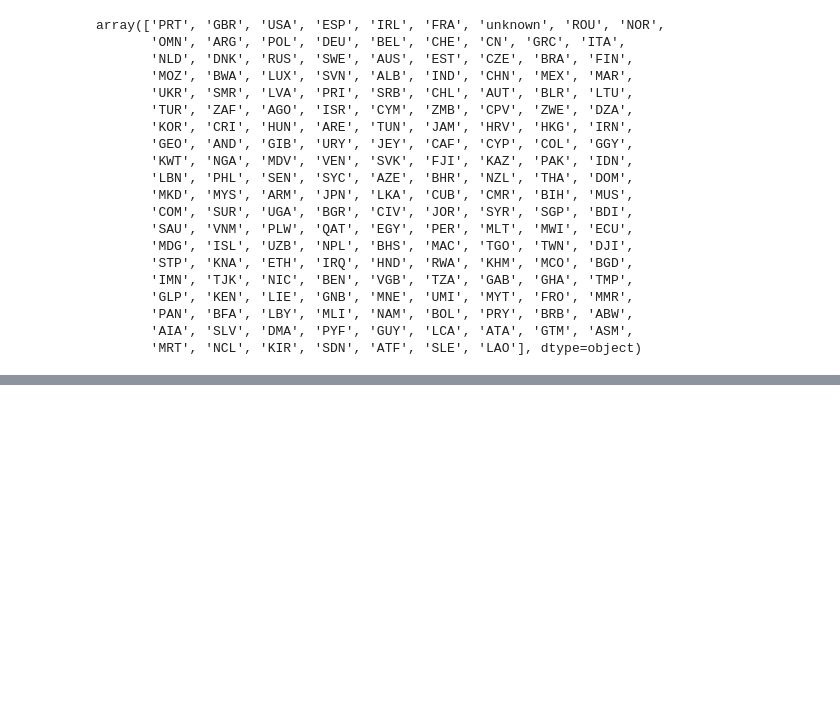
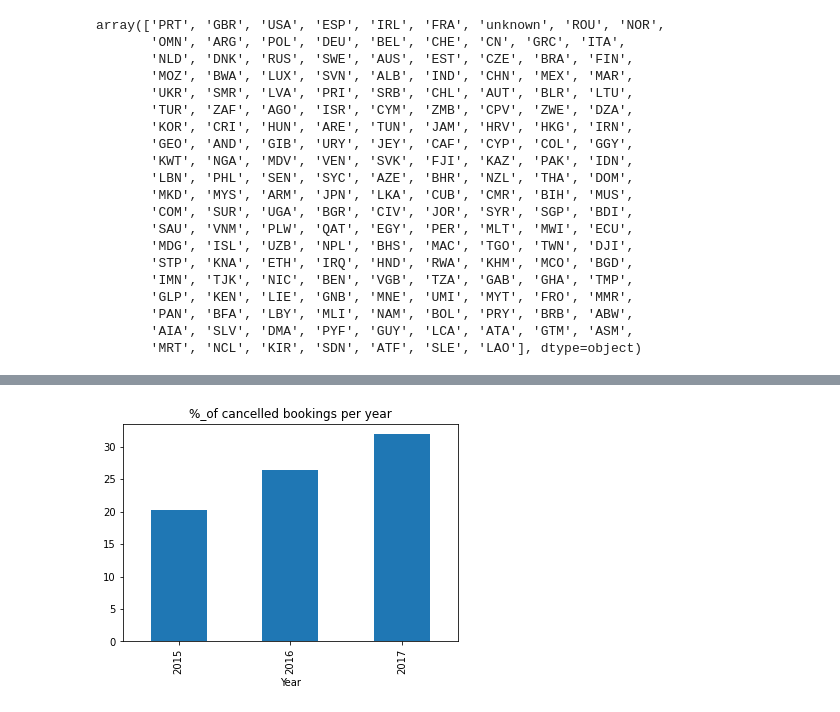
Before and after one commit to TheDandyCodes/TFG-ADE, a Jupyter notebook: EDA_booking_v2.ipynb, the cells around one changed output, grey strips where cells are left out. Cells and saved outputs as stored; diff of their text form; code cells hidden in the pictures; blank space fills up the shorter version.

```diff
--- a/EDA_booking_v2.ipynb
+++ b/EDA_booking_v2.ipynb
@@ -216,0 +235,11 @@ plt.show()
+# %%
+ct = pd.crosstab(df.arrival_date_year, df.is_canceled, margins=True)
+ct['cancel_%'] = (ct[1]/ct.All)*100
+ct.drop('All', axis=0, inplace=True)
+# %%
+ct['cancel_%'].plot(kind='bar')
+plt.xlabel('Year')
+plt.title('%_of cancelled bookings per year')
+plt.show()
+# %% [output]
+[figure, added]
```
Also changed, not shown: parts of 11 cells of this notebook.
